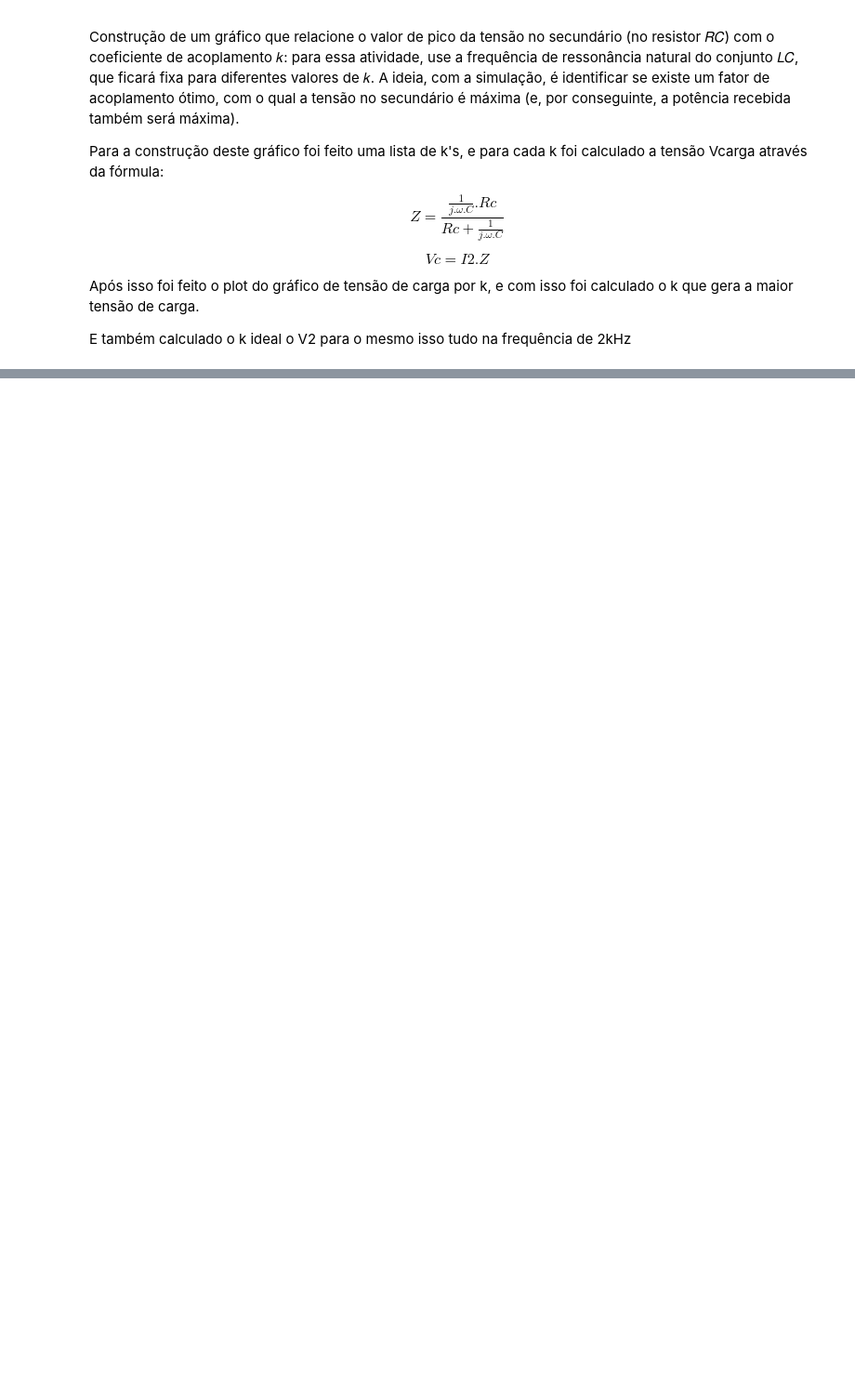
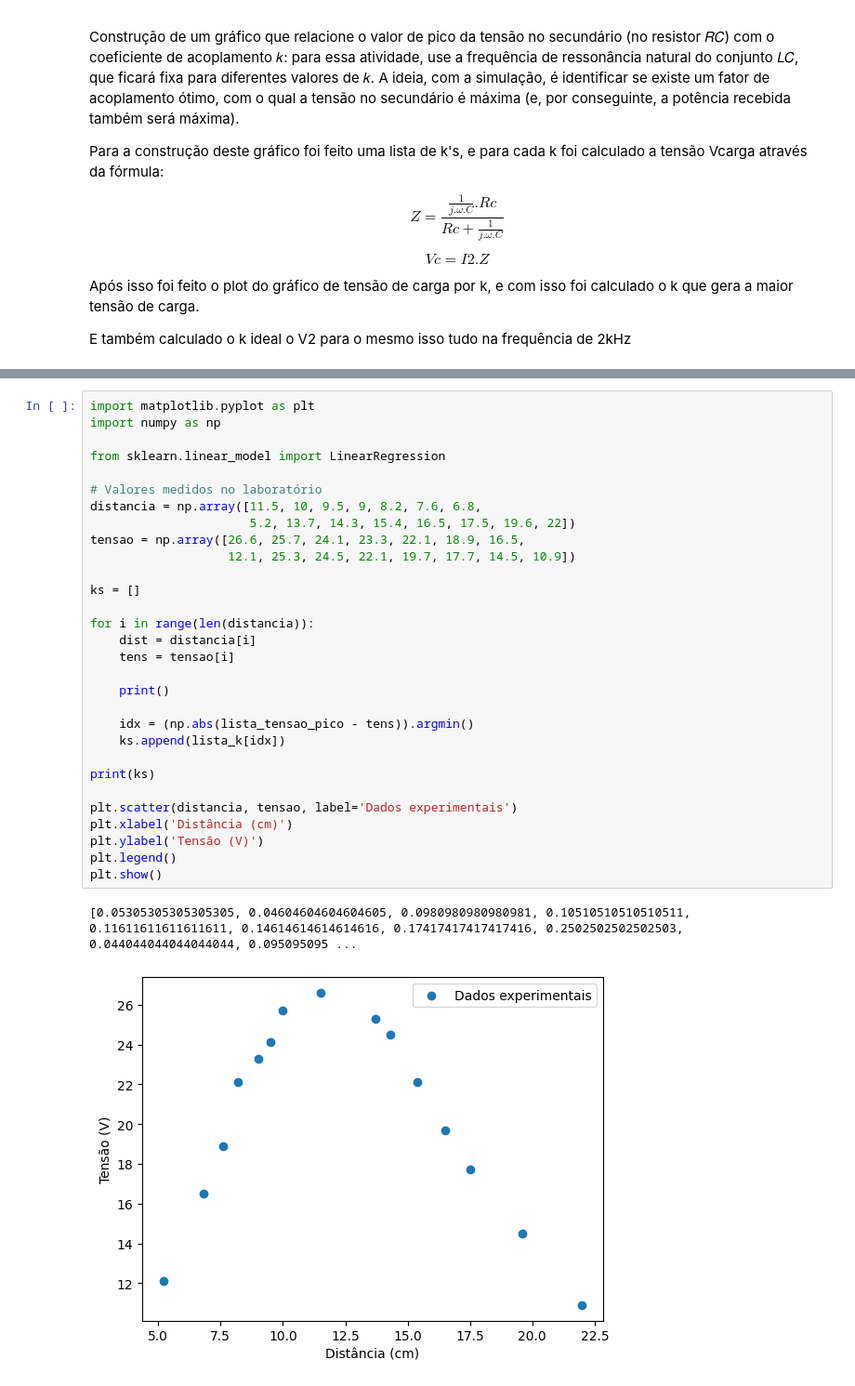
Before and after one commit to pedrofracassi/insper-eletromag-projeto, a Jupyter notebook: Etapa1.ipynb, the cells around one changed output, grey strips where cells are left out. Shown: that part at 93% size. Saved outputs shown, nothing was run; the diff lists cells and outputs as text; blank space fills up the shorter version.

```diff
--- a/Etapa1.ipynb
+++ b/Etapa1.ipynb
@@ -353,0 +391,33 @@ v2 26.958708444885936
+# %%
+import matplotlib.pyplot as plt
+import numpy as np
+
+from sklearn.linear_model import LinearRegression
+
+# Valores medidos no laboratório
+distancia = np.array([11.5, 10, 9.5, 9, 8.2, 7.6, 6.8,
+                      5.2, 13.7, 14.3, 15.4, 16.5, 17.5, 19.6, 22])
+tensao = np.array([26.6, 25.7, 24.1, 23.3, 22.1, 18.9, 16.5,
+                   12.1, 25.3, 24.5, 22.1, 19.7, 17.7, 14.5, 10.9])
+
+ks = []
+
+for i in range(len(distancia)):
+    dist = distancia[i]
+    tens = tensao[i]
+
+    print()
+
+    idx = (np.abs(lista_tensao_pico - tens)).argmin()
+    ks.append(lista_k[idx])
+
+print(ks)
+
+plt.scatter(distancia, tensao, label='Dados experimentais')
+plt.xlabel('Distância (cm)')
+plt.ylabel('Tensão (V)')
+plt.legend()
+plt.show()
+# %% [output]
+[0.05305305305305305, 0.04604604604604605, 0.0980980980980981, 0.10510510510510511, 0.11611611611611611, 0.14614614614614616, 0.17417417417417416, 0.2502502502502503, 0.044044044044044044, 0.095095095 ...
+[figure, added]
```
Also changed, not shown: parts of 8 cells of this notebook.
